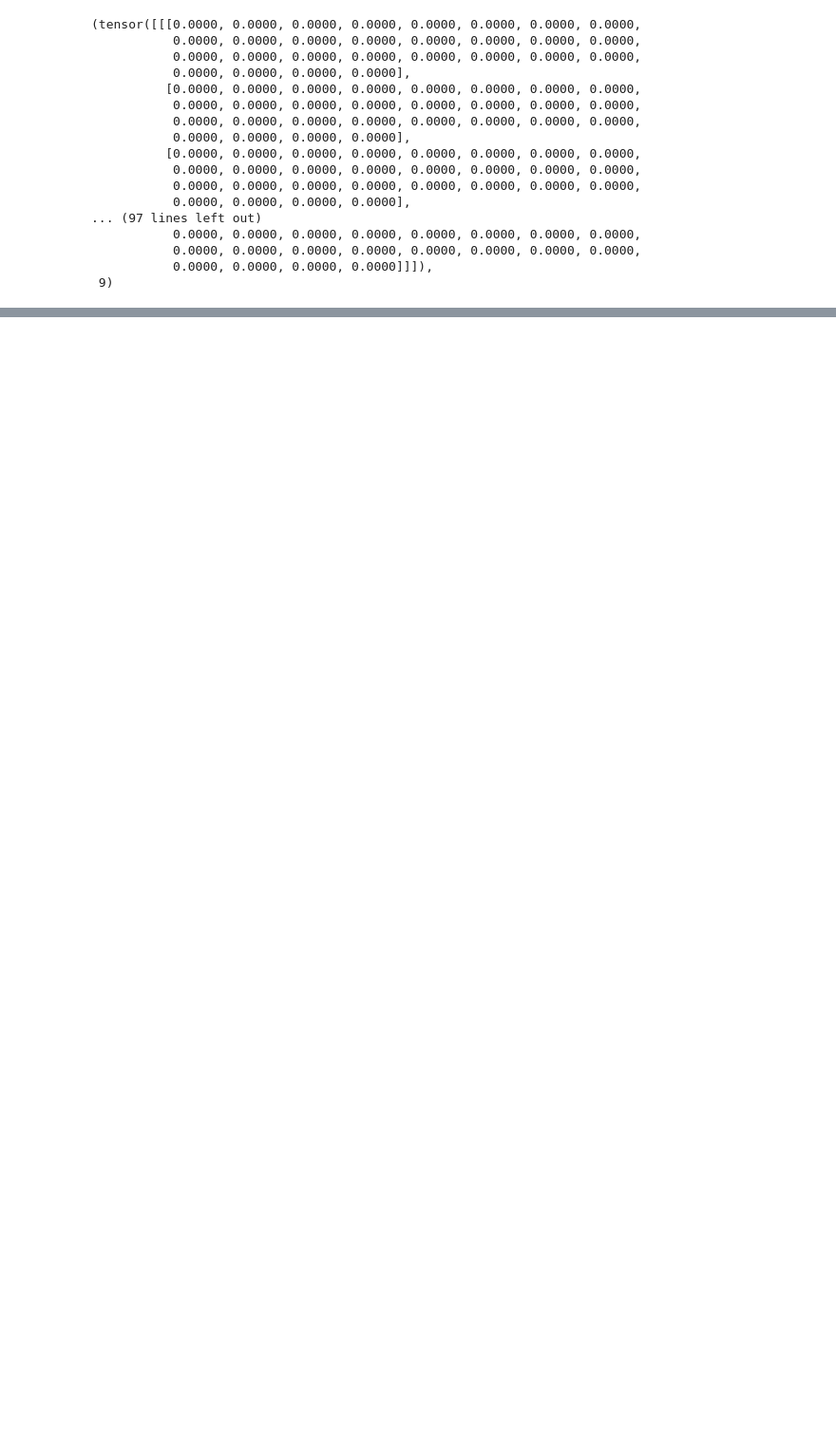
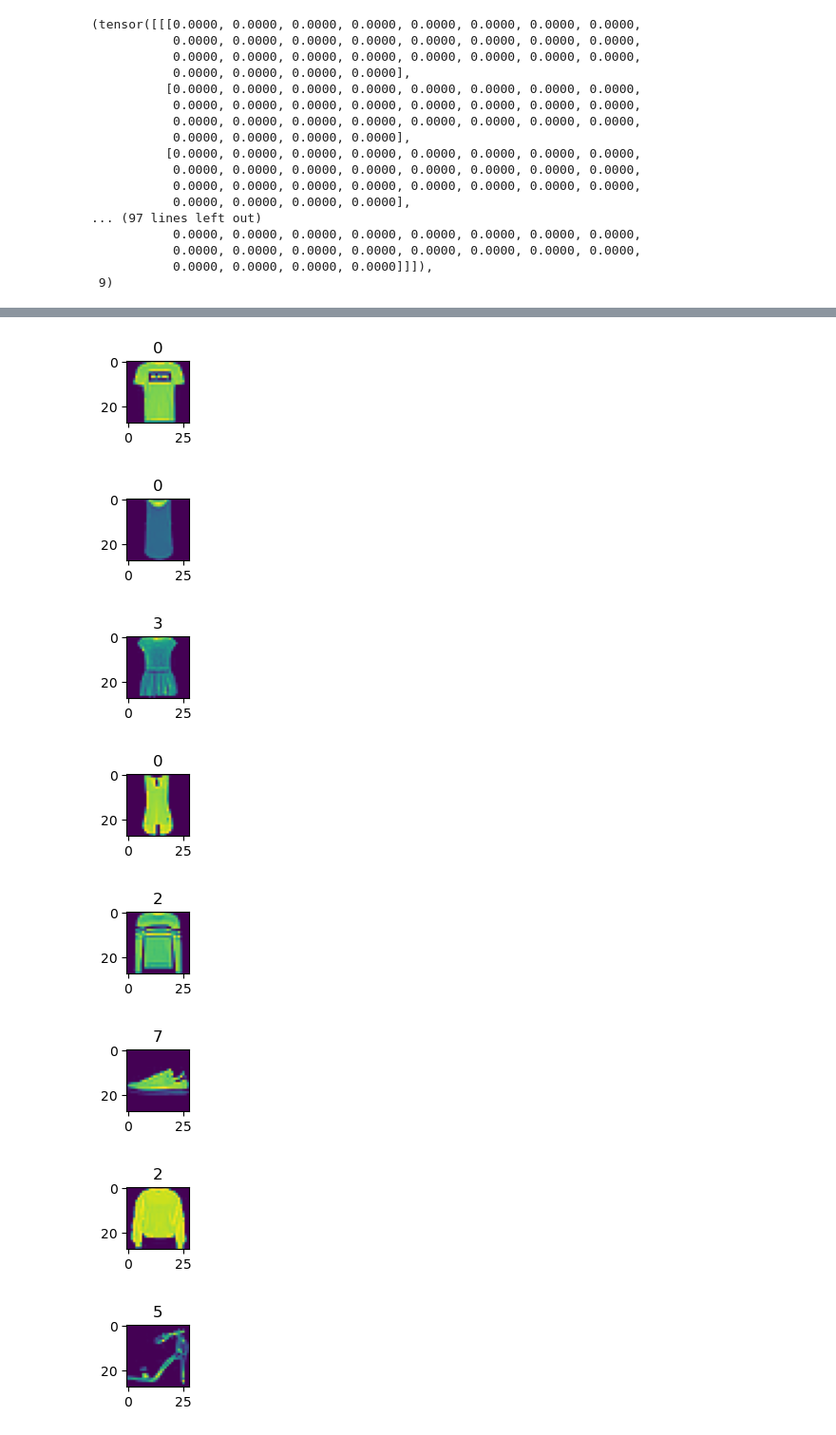
Before and after one commit to Darshan2082002/Python-Project-for-my-understanding, a Jupyter notebook: Pytorch File/Chapter_3.ipynb, the cells around one changed output, grey strips where cells are left out. Shown at 95% size. Cells and saved outputs as stored; diff of their text form; code cells hidden in the pictures; blank space fills up the shorter version.

Commit message:
Training the data

```diff
--- a/Pytorch File/Chapter_3.ipynb
+++ b/Pytorch File/Chapter_3.ipynb
@@ -52,0 +85,20 @@ image,label
+# %%
+import numpy as np
+from numpy import arange
+
+
+for i in arange(1,10):
+    plt.figure(figsize=(10,10))
+    plt.subplot(10,1,i)
+    image,label=train_data[i]
+    plt.imshow(image.squeeze())
+    plt.title(label)
+# %% [output]
+[figure, added]
+[figure, added]
+[figure, added]
+[figure, added]
+[figure, added]
+[figure, added]
+[figure, added]
+[figure, added]
```
Also changed, not shown: parts of 14 cells of this notebook.
